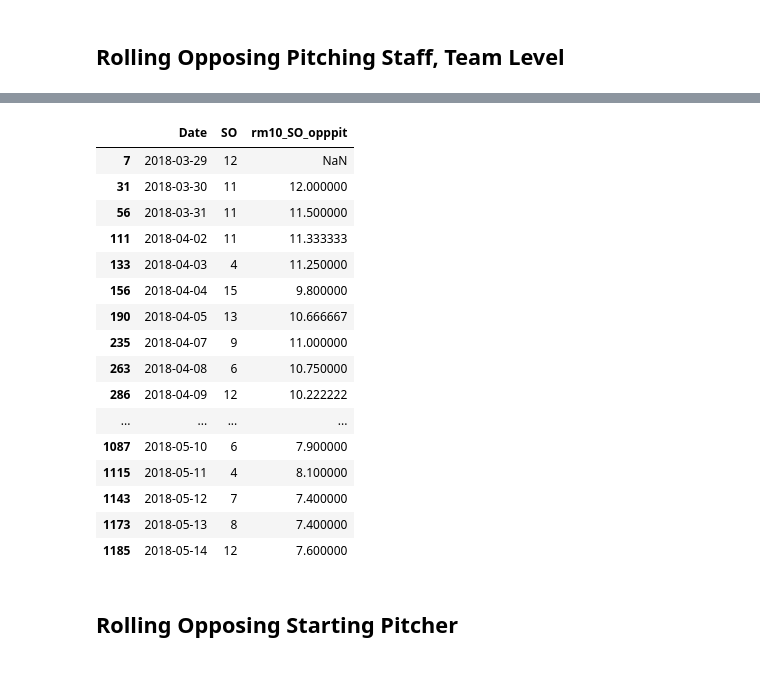
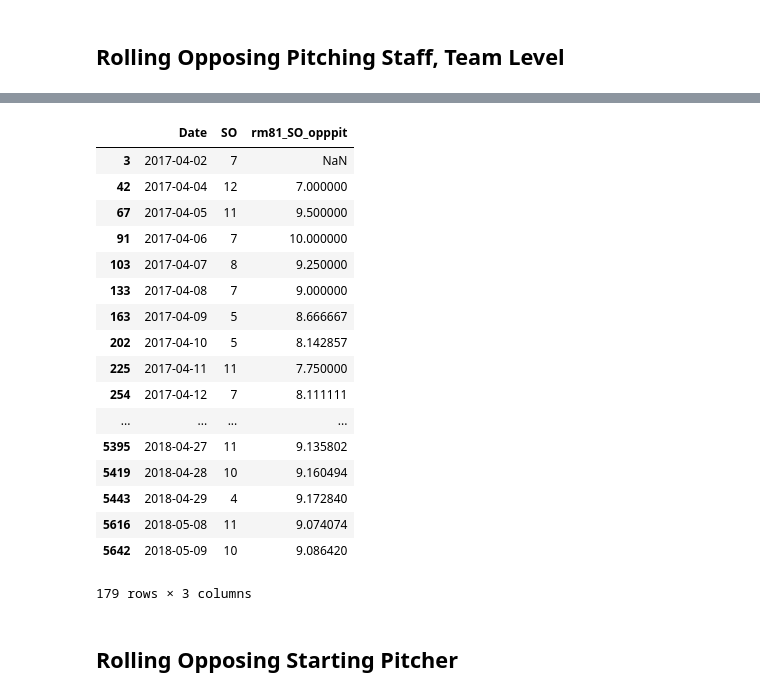
Before and after one commit to Tucker-Allen/MLB_Predictions, a Jupyter notebook: code/code.ipynb, the cells around one changed output, grey strips where cells are left out. Drawn from its saved outputs; the diff is of its cells as text; code cells hidden in the pictures.

```diff
--- a/code/code.ipynb
+++ b/code/code.ipynb
@@ -220,9 +409,11 @@ teams = tb['Tm'].unique()
 # %%
 rolling_cols = []
 for i in tb_window:
-    rolling_cols.append('ewm10_'+i+'_tmbat')
+    rolling_cols.append('ewm03_'+i+'_tmbat')
+for i in tb_window:
+    rolling_cols.append('ewm15_'+i+'_tmbat')
 for j in tb_window:
-    rolling_cols.append('rm10_'+j+'_tmbat')
+    rolling_cols.append('rm81_'+j+'_tmbat')
 
 rolling_cols.append('Tm')
 rolling_cols.append('Date')
@@ -252,10 +443,13 @@ tb_rolling = pd.DataFrame(columns = rolling_cols)
 for team in teams:
     tb_team = tb[tb['Tm']==team]
 
-    ewm10 = tb_team[tb_window].ewm(span=10, min_periods=1).mean().shift()
-    rm10 = tb_team[tb_window].rolling(window=10, min_periods=1).mean().shift()
+    # Try to capture shorter term strength/weakness
+    ewm03 = tb_team[tb_window].ewm(span=3, min_periods=1).mean().shift()
+    ewm15 = tb_team[tb_window].ewm(span=15, min_periods=1).mean().shift()
+    # 81 games covers half a season, captures typical strength/weakness
+    rm81 = tb_team[tb_window].rolling(window=81, min_periods=1).mean().shift()
 
-    this_df = pd.concat([ewm10, rm10], axis=1)
+    this_df = pd.concat([ewm03, ewm15, rm81], axis=1)
 
     this_df['Tm'] = team
     this_df['Date'] = tb_team['Date']
@@ -302,9 +497,11 @@ master[master['Tm']=='ARI'][['Date', 'H', 'rm10_H_tmbat']]
 # %%
 rolling_cols = []
 for i in tp_window:
-    rolling_cols.append('ewm10_'+i+'_opppit')
+    rolling_cols.append('ewm03_'+i+'_opppit')
+for i in tp_window:
+    rolling_cols.append('ewm15_'+i+'_opppit')
 for j in tp_window:
-    rolling_cols.append('rm10_'+j+'_opppit')
+    rolling_cols.append('rm81_'+j+'_opppit')
 
 rolling_cols.append('Tm')
 rolling_cols.append('Date')
@@ -334,10 +531,11 @@ tp_rolling = pd.DataFrame(columns = rolling_cols)
 for team in teams:
     tp_team = tp[tp['Tm']==team]
 
-    ewm10 = tp_team[tp_window].ewm(span=10, min_periods=1).mean().shift()
-    rm10 = tp_team[tp_window].rolling(window=10, min_periods=1).mean().shift()
+    ewm03 = tp_team[tp_window].ewm(span=3, min_periods=1).mean().shift()
+    ewm15 = tp_team[tp_window].ewm(span=15, min_periods=1).mean().shift()
+    rm81 = tp_team[tp_window].rolling(window=81, min_periods=1).mean().shift()
 
-    this_df = pd.concat([ewm10, rm10], axis=1)
+    this_df = pd.concat([ewm03, ewm15, rm81], axis=1)
 
     this_df['Tm'] = team
     this_df['Date'] = tp_team['Date']
@@ -361,23 +559,24 @@ master.shape
 # %%
-master[master['Opp']=='ARI'][['Date', 'SO', 'rm10_SO_opppit']]
+master[master['Opp']=='ARI'][['Date', 'SO', 'rm81_SO_opppit']]
 # %% [output]
-|  | Date | SO | rm10_SO_opppit |
-| 7 | 2018-03-29 | 12 | NaN |
-| 31 | 2018-03-30 | 11 | 12.000000 |
-| 56 | 2018-03-31 | 11 | 11.500000 |
-| 111 | 2018-04-02 | 11 | 11.333333 |
-| 133 | 2018-04-03 | 4 | 11.250000 |
-| 156 | 2018-04-04 | 15 | 9.800000 |
-| 190 | 2018-04-05 | 13 | 10.666667 |
-| 235 | 2018-04-07 | 9 | 11.000000 |
-| 263 | 2018-04-08 | 6 | 10.750000 |
-| 286 | 2018-04-09 | 12 | 10.222222 |
+|  | Date | SO | rm81_SO_opppit |
+| 3 | 2017-04-02 | 7 | NaN |
+| 42 | 2017-04-04 | 12 | 7.000000 |
+| 67 | 2017-04-05 | 11 | 9.500000 |
+| 91 | 2017-04-06 | 7 | 10.000000 |
+| 103 | 2017-04-07 | 8 | 9.250000 |
+| 133 | 2017-04-08 | 7 | 9.000000 |
+| 163 | 2017-04-09 | 5 | 8.666667 |
+| 202 | 2017-04-10 | 5 | 8.142857 |
+| 225 | 2017-04-11 | 11 | 7.750000 |
+| 254 | 2017-04-12 | 7 | 8.111111 |
 | ... | ... | ... | ... |
-| 1087 | 2018-05-10 | 6 | 7.900000 |
-| 1115 | 2018-05-11 | 4 | 8.100000 |
-| 1143 | 2018-05-12 | 7 | 7.400000 |
-| 1173 | 2018-05-13 | 8 | 7.400000 |
-| 1185 | 2018-05-14 | 12 | 7.600000 |
+| 5395 | 2018-04-27 | 11 | 9.135802 |
+| 5419 | 2018-04-28 | 10 | 9.160494 |
+| 5443 | 2018-04-29 | 4 | 9.172840 |
+| 5616 | 2018-05-08 | 11 | 9.074074 |
+| 5642 | 2018-05-09 | 10 | 9.086420 |
+179 rows × 3 columns
 # %% [markdown]
 ## Rolling Opposing Starting Pitcher
 # %%
```
Also changed, not shown: parts of 66 cells of this notebook.
